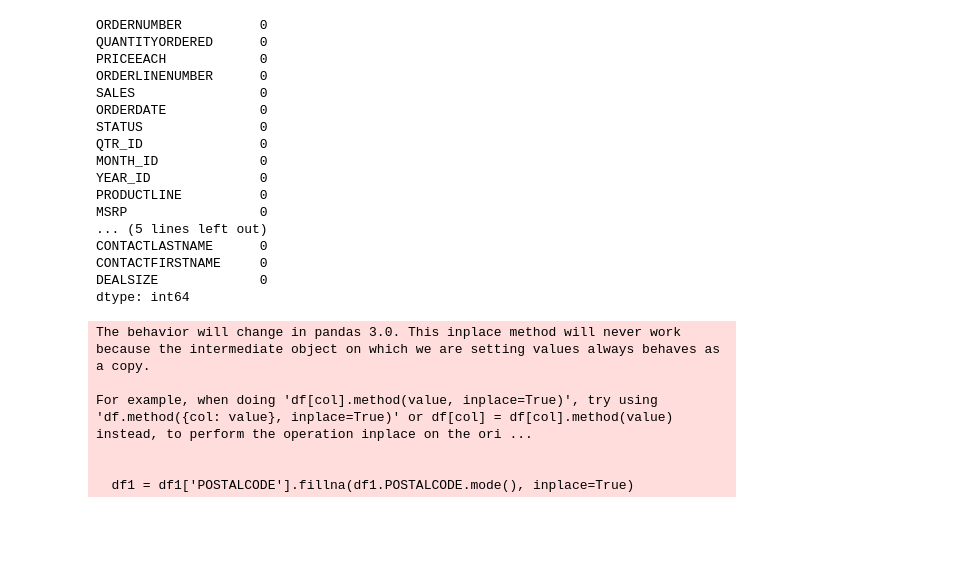
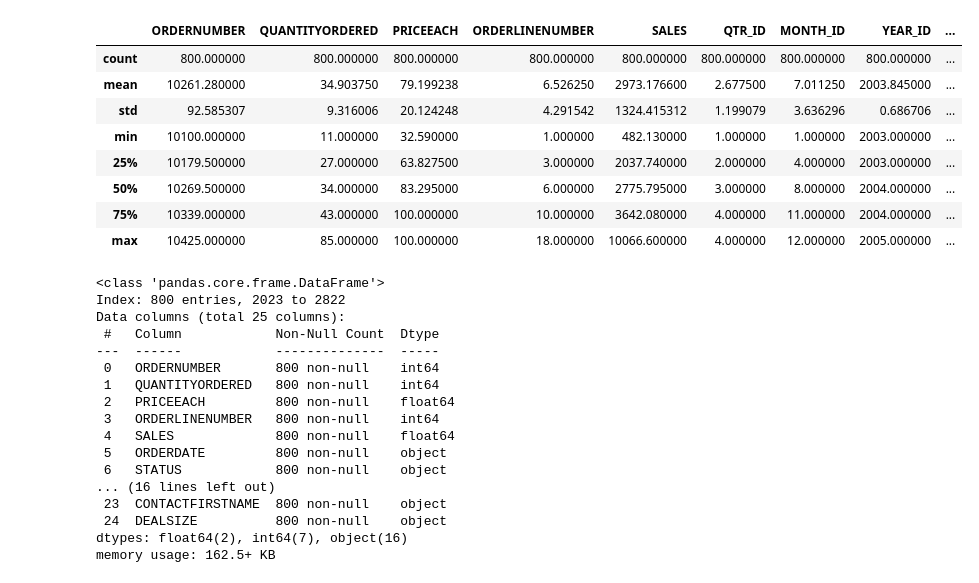
Before and after one commit to Kartik-5617/DMV, a Jupyter notebook: dmvprac1.ipynb, the cells around one changed output. Drawn from its saved outputs; the diff is of its cells as text; code cells hidden in the pictures; blank space fills up the shorter version.

```diff
--- a/dmvprac1.ipynb
+++ b/dmvprac1.ipynb
@@ -181,33 +167,35 @@ df1 = df1.drop(['ADDRESSLINE1','ADDRESSLINE2','CITY','STATE','TERRITORY'],axis =
 # %%
-df1.isna().sum()
+df2.describe()
 # %% [output]
-ORDERNUMBER          0
-QUANTITYORDERED      0
-PRICEEACH            0
-ORDERLINENUMBER      0
-SALES                0
-ORDERDATE            0
-STATUS               0
-QTR_ID               0
-MONTH_ID             0
-YEAR_ID              0
-PRODUCTLINE          0
-MSRP                 0
-... (5 lines left out)
-CONTACTLASTNAME      0
-CONTACTFIRSTNAME     0
-DEALSIZE             0
-dtype: int64
+|  | ORDERNUMBER | QUANTITYORDERED | PRICEEACH | ORDERLINENUMBER | SALES | QTR_ID | MONTH_ID | YEAR_ID | ... |
+| count | 800.000000 | 800.000000 | 800.000000 | 800.000000 | 800.000000 | 800.000000 | 800.000000 | 800.000000 | ... |
+| mean | 10261.280000 | 34.903750 | 79.199238 | 6.526250 | 2973.176600 | 2.677500 | 7.011250 | 2003.845000 | ... |
+| std | 92.585307 | 9.316006 | 20.124248 | 4.291542 | 1324.415312 | 1.199079 | 3.636296 | 0.686706 | ... |
+| min | 10100.000000 | 11.000000 | 32.590000 | 1.000000 | 482.130000 | 1.000000 | 1.000000 | 2003.000000 | ... |
+| 25% | 10179.500000 | 27.000000 | 63.827500 | 3.000000 | 2037.740000 | 2.000000 | 4.000000 | 2003.000000 | ... |
+| 50% | 10269.500000 | 34.000000 | 83.295000 | 6.000000 | 2775.795000 | 3.000000 | 8.000000 | 2004.000000 | ... |
+| 75% | 10339.000000 | 43.000000 | 100.000000 | 10.000000 | 3642.080000 | 4.000000 | 11.000000 | 2004.000000 | ... |
+| max | 10425.000000 | 85.000000 | 100.000000 | 18.000000 | 10066.600000 | 4.000000 | 12.000000 | 2005.000000 | ... |
 # %%
-#Filling all NA values with mode of the POSTALCODE column
-df1 = df1['POSTALCODE'].fillna(df1.POSTALCODE.mode(), inplace=True)
+df2.info()
 # %% [output]
-The behavior will change in pandas 3.0. This inplace method will never work because the intermediate object on which we are setting values always behaves as a copy.
-
-For example, when doing 'df[col].method(value, inplace=True)', try using 'df.method({col: value}, inplace=True)' or df[col] = df[col].method(value) instead, to perform the operation inplace on the ori ...
-
-
-  df1 = df1['POSTALCODE'].fillna(df1.POSTALCODE.mode(), inplace=True)
+<class 'pandas.core.frame.DataFrame'>
+Index: 800 entries, 2023 to 2822
+Data columns (total 25 columns):
+ #   Column            Non-Null Count  Dtype
+---  ------            --------------  -----
+ 0   ORDERNUMBER       800 non-null    int64
+ 1   QUANTITYORDERED   800 non-null    int64
+ 2   PRICEEACH         800 non-null    float64
+ 3   ORDERLINENUMBER   800 non-null    int64
+ 4   SALES             800 non-null    float64
+ 5   ORDERDATE         800 non-null    object
+ 6   STATUS            800 non-null    object
+... (16 lines left out)
+ 23  CONTACTFIRSTNAME  800 non-null    object
+ 24  DEALSIZE          800 non-null    object
+dtypes: float64(2), int64(7), object(16)
+memory usage: 162.5+ KB
 # %%
 df2.info()
 # %% [output]
```
Also changed, not shown: parts of 44 cells of this notebook.
